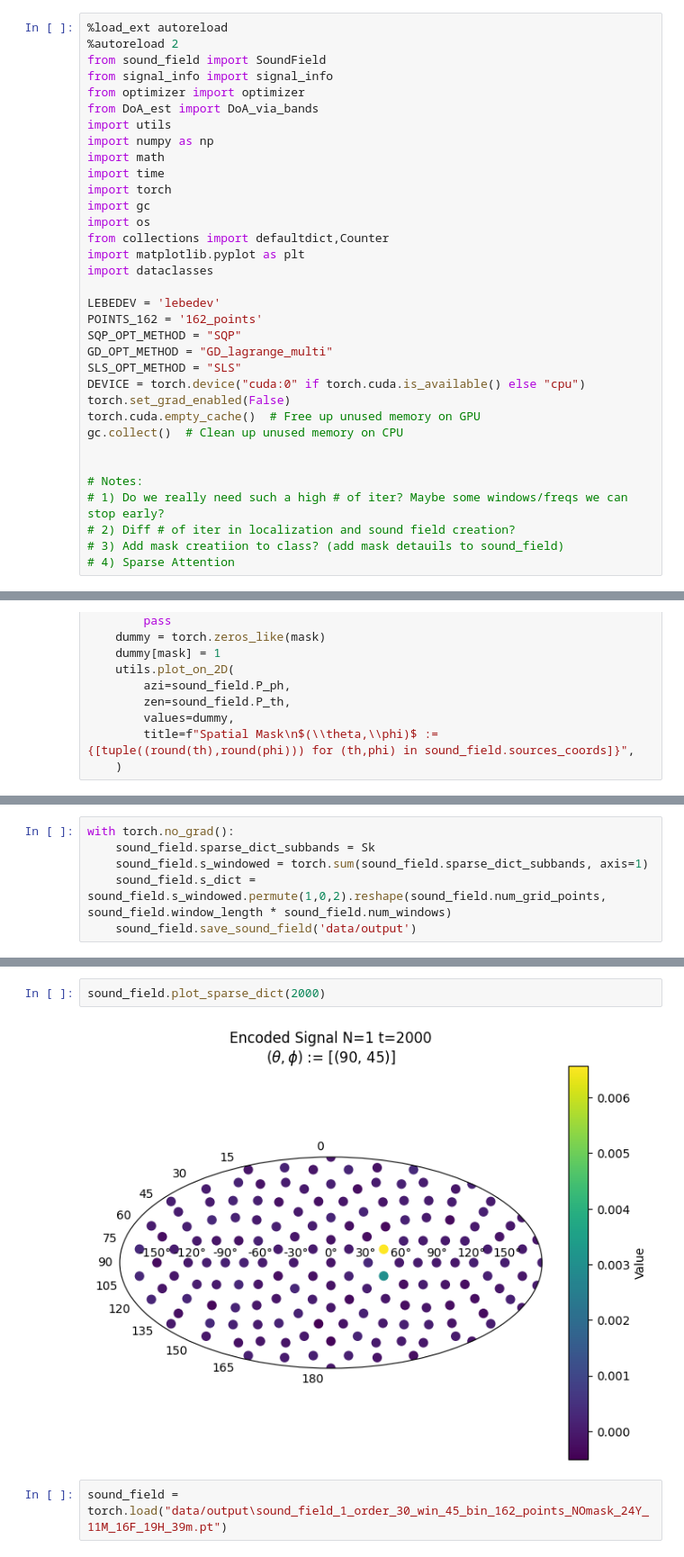
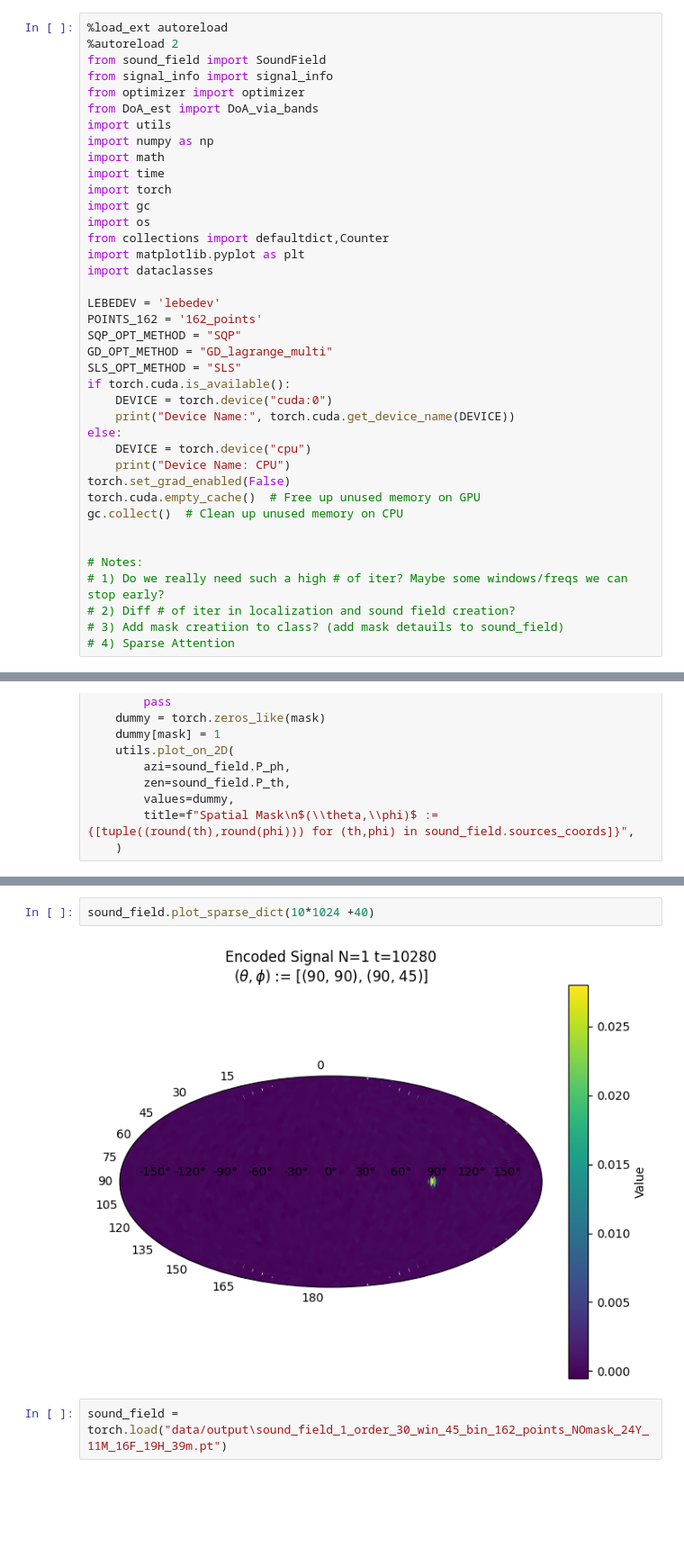
Before and after one commit to Amitmils/AmbisonicUpscaling, a Jupyter notebook: run_script.ipynb, the cells around one changed output, grey strips where cells are left out. Shown at 90% size. Drawn from its saved outputs; the diff is of its cells as text; blank space fills up the shorter version.

```diff
--- a/run_script.ipynb
+++ b/run_script.ipynb
@@ -21,7 +21,12 @@ POINTS_162 = '162_points'
 SQP_OPT_METHOD = "SQP"
 GD_OPT_METHOD = "GD_lagrange_multi"
 SLS_OPT_METHOD = "SLS"
-DEVICE = torch.device("cuda:0" if torch.cuda.is_available() else "cpu")
+if torch.cuda.is_available():
+    DEVICE = torch.device("cuda:0")
+    print("Device Name:", torch.cuda.get_device_name(DEVICE))
+else:
+    DEVICE = torch.device("cpu")
+    print("Device Name: CPU")
 torch.set_grad_enabled(False)
 torch.cuda.empty_cache()  # Free up unused memory on GPU
 gc.collect()  # Clean up unused memory on CPU
@@ -176,6 +151,0 @@ Finished Unmixing...
-# %%
-with torch.no_grad():
-    sound_field.sparse_dict_subbands = Sk
-    sound_field.s_windowed = torch.sum(sound_field.sparse_dict_subbands, axis=1)
-    sound_field.s_dict = sound_field.s_windowed.permute(1,0,2).reshape(sound_field.num_grid_points, sound_field.window_length * sound_field.num_windows)
-    sound_field.save_sound_field('data/output')
@@ -184,7 +152,7 @@ Sound field saved to data/output\sound_field_1_order_30_win_45_bin_162_points_NO
 # %%
-sound_field.plot_sparse_dict(2000)
+sound_field.plot_sparse_dict(10*1024 +40)
 # %% [output]
-[figure, old version]
+[figure, new version]
 # %%
 sound_field = torch.load("data/output\sound_field_1_order_30_win_45_bin_162_points_NOmask_24Y_11M_16F_19H_39m.pt")
 # %% [markdown]
```
Also changed, not shown: parts of 20 cells of this notebook, 6 other files.
